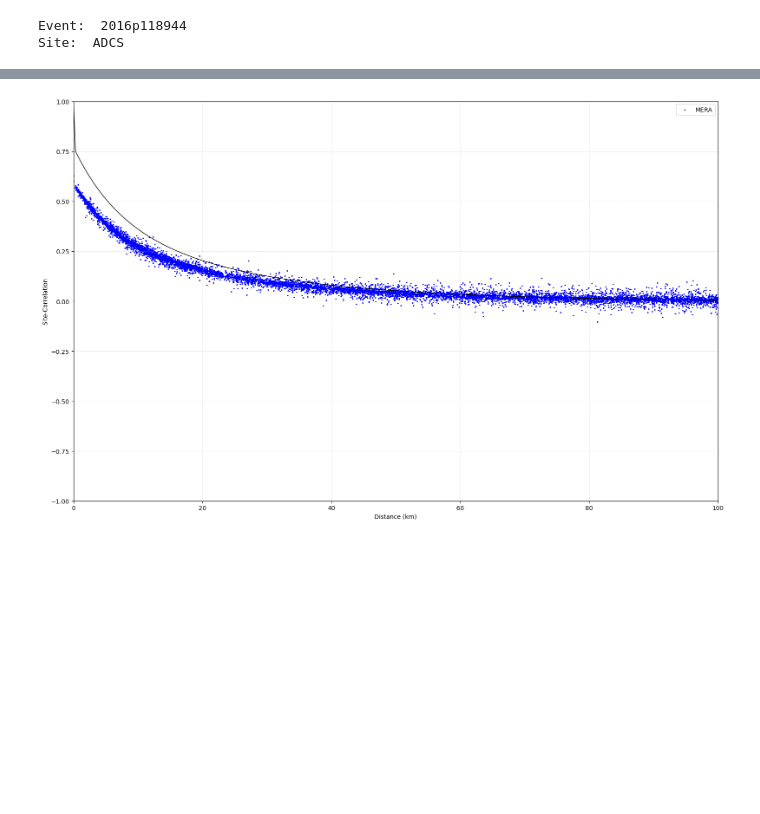
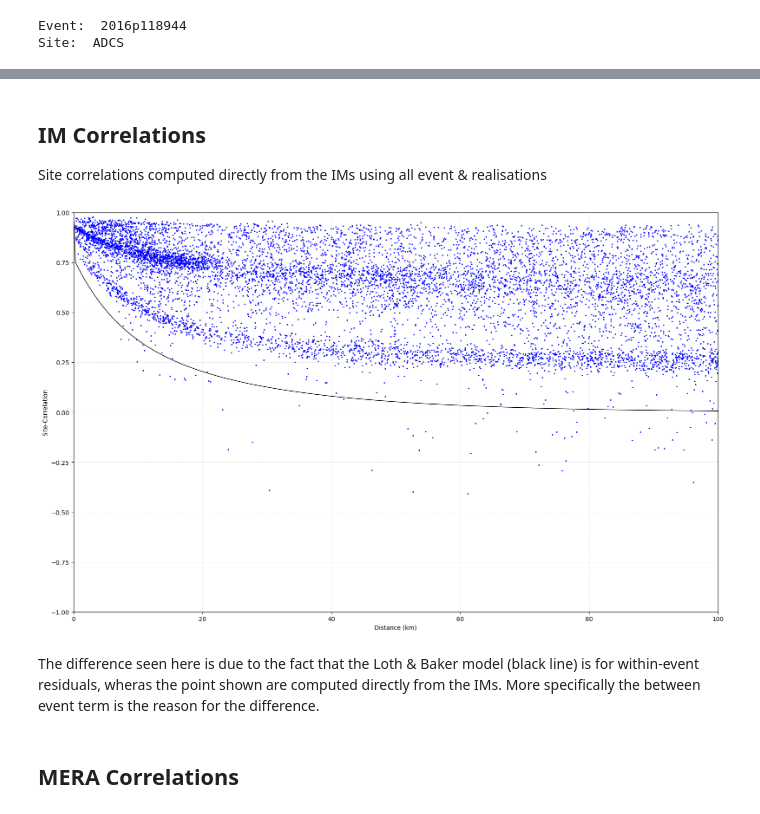
Before and after one commit to claudio525/post_event_gm_gnn, a Jupyter notebook: sim_ranking/explore/check_synthethic.ipynb, the cells around one changed output, grey strips where cells are left out. Cells and saved outputs as stored; diff of their text form; code cells hidden in the pictures; blank space fills up the shorter version.

```diff
--- a/sim_ranking/explore/check_synthethic.ipynb
+++ b/sim_ranking/explore/check_synthethic.ipynb
@@ -18,7 +18,7 @@ db = sr.db.DB(db_ffp)
 
 gen_gm_params = pd.read_csv("/Users/claudy/dev/work/data/sim_ranking/emp_gm_params/nzgmdb/emp_gm_params.csv", index_col=0)
 # %%
-site_df = db.get_site_df()
+site_df = db.get_site_df().sort_index()
 dist_matrix = sh.im_dist.calculate_distance_matrix(
     site_df.index.values.astype(str), site_df
 )
@@ -103,24 +103,26 @@ plt.tight_layout()
 # %%
-def plot_corr(corr_df, dist_matrix, mask):
+def plot_corr(corr_df, dist_matrix, mask, title = None):
 	fig, ax = plt.subplots(figsize=(16, 10))
 	ax.scatter(
-	    cur_dist_matrix.values[mask],
+	    dist_matrix.values[mask],
 	    corr_df.values[mask],
 	    s=1.5,
 	    c="b",
-	    label="MERA"
 	)
 
 	dist = np.linspace(0, 300, 1000)
 	loth_baker_vals = sha.loth_baker_corr_model.get_correlations(cur_im, cur_im, dist)
 	ax.plot(dist, loth_baker_vals, c="k", linewidth=1.0)
 
+	if title is not None:
+		ax.set_title(title)
+
 	ax.set_xlabel(f"Distance (km)")
 	ax.set_ylabel(f"Site-Correlation")
 	ax.set_ylim(-1.0, 1.0)
 	ax.set_xlim(0.0, 100)
 	ax.grid(linewidth=0.5, alpha=0.5, linestyle="--")
-	ax.legend()
+	# ax.legend()
 	fig.tight_layout()
 # %%
 ## Config for correlation calculation
@@ -161,4 +130,17 @@ mask = np.tril(cur_dist_matrix.values).astype(bool)
-# %%
-plot_corr(total_site_corr_df, cur_dist_matrix, mask)
-# %% [output]
-[figure, removed]
+# %% [markdown]
+## IM Correlations
+Site correlations computed directly from the IMs using all event & realisations
+# %%
+# Load the IM correlations
+cur_corr_df = pd.read_csv(emp_rel_dir / f"all/im_corrs/{cur_im}.csv", index_col=0)
+assert cur_corr_df.index.equals(dist_matrix.index)
+# %%
+mask = np.tril(dist_matrix.values).astype(bool) & ~cur_corr_df.isna().values
+plot_corr(cur_corr_df, dist_matrix, mask)
+# %% [output]
+[figure, added]
+# %% [markdown]
+The difference seen here is due to the fact that the Loth & Baker model (black line) is for within-event residuals, wheras the point shown are computed directly from the IMs.
+More specifically the between event term is the reason for the difference.
+# %% [markdown]
+## MERA Correlations
```
Also changed, not shown: parts of 18 cells of this notebook, 12 other files.
